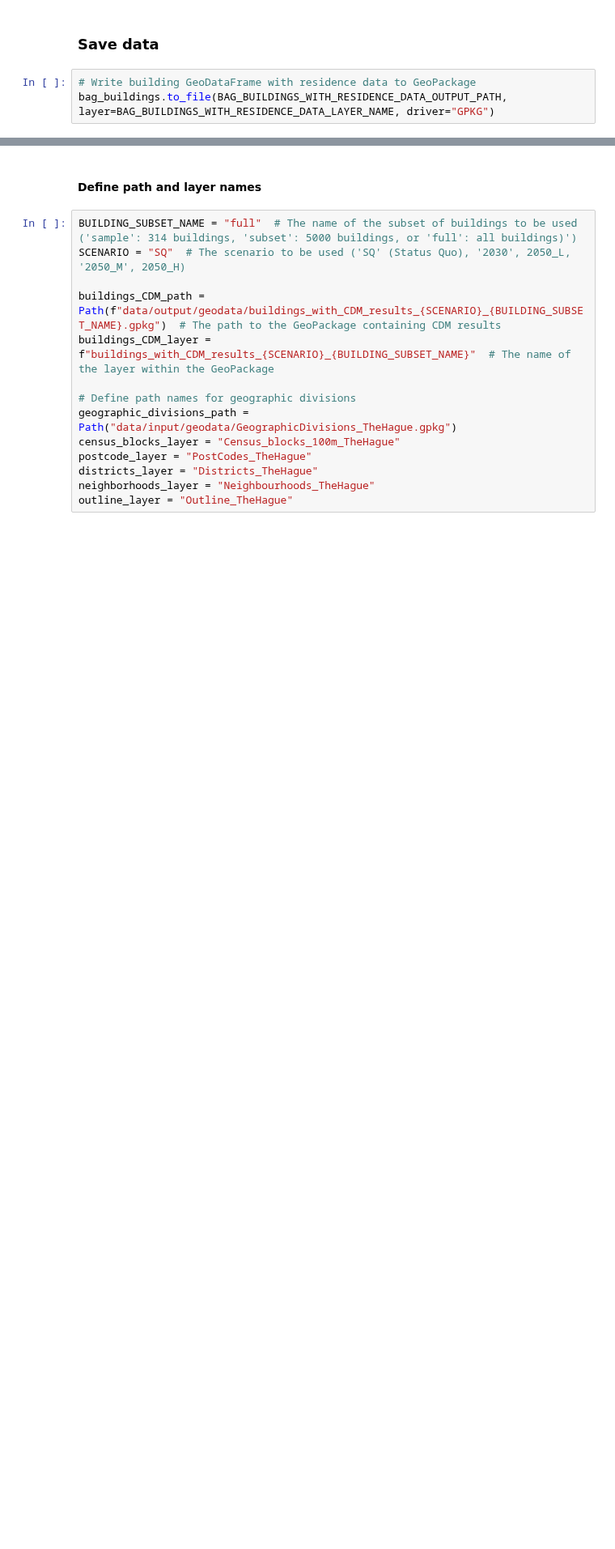
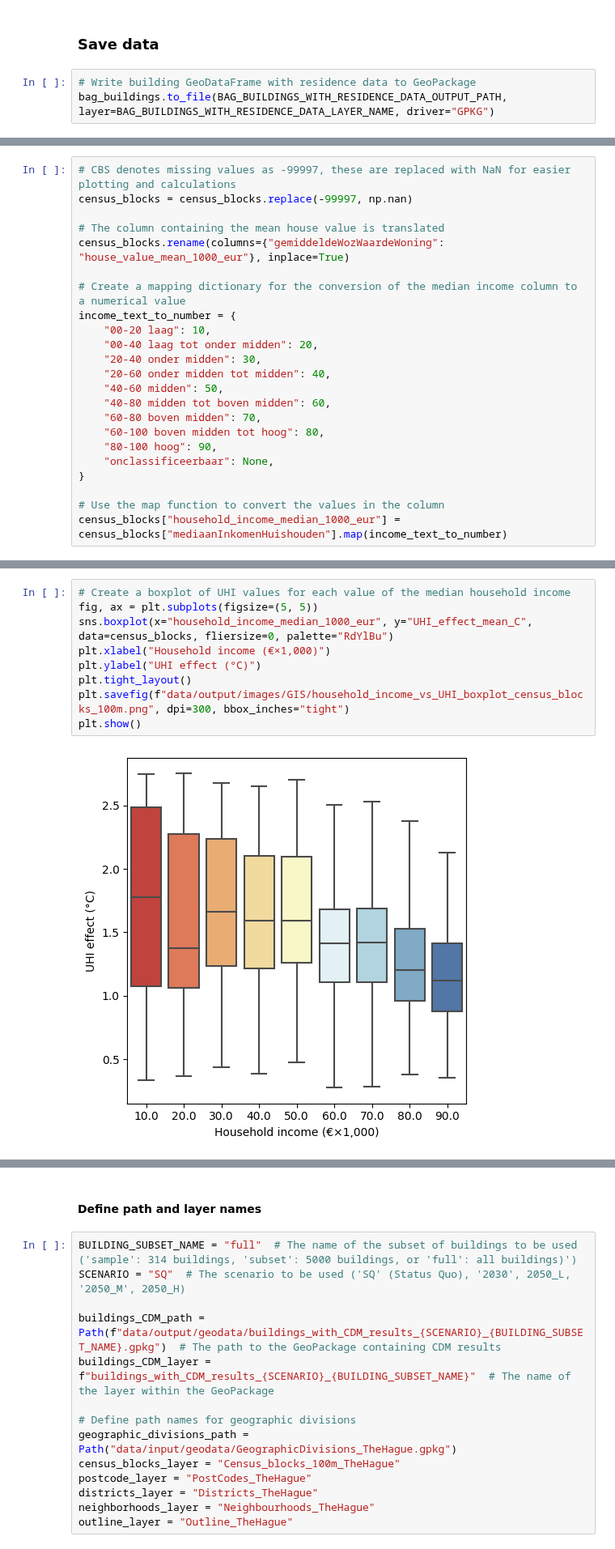
Before and after one commit to simonvanlierde/msc-thesis-ie, a Jupyter notebook: gis.ipynb, the cells around one changed output, grey strips where cells are left out. Shown at 81% size. Saved outputs shown, nothing was run; the diff lists cells and outputs as text; blank space fills up the shorter version.

```diff
--- a/gis.ipynb
+++ b/gis.ipynb
@@ -378,0 +407,23 @@ bag_buildings.to_file(BAG_BUILDINGS_WITH_RESIDENCE_DATA_OUTPUT_PATH, layer=BAG_B
+# %%
+# CBS denotes missing values as -99997, these are replaced with NaN for easier plotting and calculations
+census_blocks = census_blocks.replace(-99997, np.nan)
+
+# The column containing the mean house value is translated
+census_blocks.rename(columns={"gemiddeldeWozWaardeWoning": "house_value_mean_1000_eur"}, inplace=True)
+
+# Create a mapping dictionary for the conversion of the median income column to a numerical value
+income_text_to_number = {
+    "00-20 laag": 10,
+    "00-40 laag tot onder midden": 20,
+    "20-40 onder midden": 30,
+    "20-60 onder midden tot midden": 40,
+    "40-60 midden": 50,
+    "40-80 midden tot boven midden": 60,
+    "60-80 boven midden": 70,
+    "60-100 boven midden tot hoog": 80,
+    "80-100 hoog": 90,
+    "onclassificeerbaar": None,
+}
+
+# Use the map function to convert the values in the column
+census_blocks["household_income_median_1000_eur"] = census_blocks["mediaanInkomenHuishouden"].map(income_text_to_number)
@@ -379 +594,12 @@ bag_buildings.to_file(BAG_BUILDINGS_WITH_RESIDENCE_DATA_OUTPUT_PATH, layer=BAG_B
+# %%
+# Create a boxplot of UHI values for each value of the median household income
+fig, ax = plt.subplots(figsize=(5, 5))
+sns.boxplot(x="household_income_median_1000_eur", y="UHI_effect_mean_C", data=census_blocks, fliersize=0, palette="RdYlBu")
+plt.xlabel("Household income (€×1,000)")
+plt.ylabel("UHI effect (°C)")
+plt.tight_layout()
+plt.savefig(f"data/output/images/GIS/household_income_vs_UHI_boxplot_census_blocks_100m.png", dpi=300, bbox_inches="tight")
+plt.show()
+# %% [output]
+[figure, added]
 # %% [markdown]
```
Also changed, not shown: parts of 40 cells of this notebook, 2 other files.
